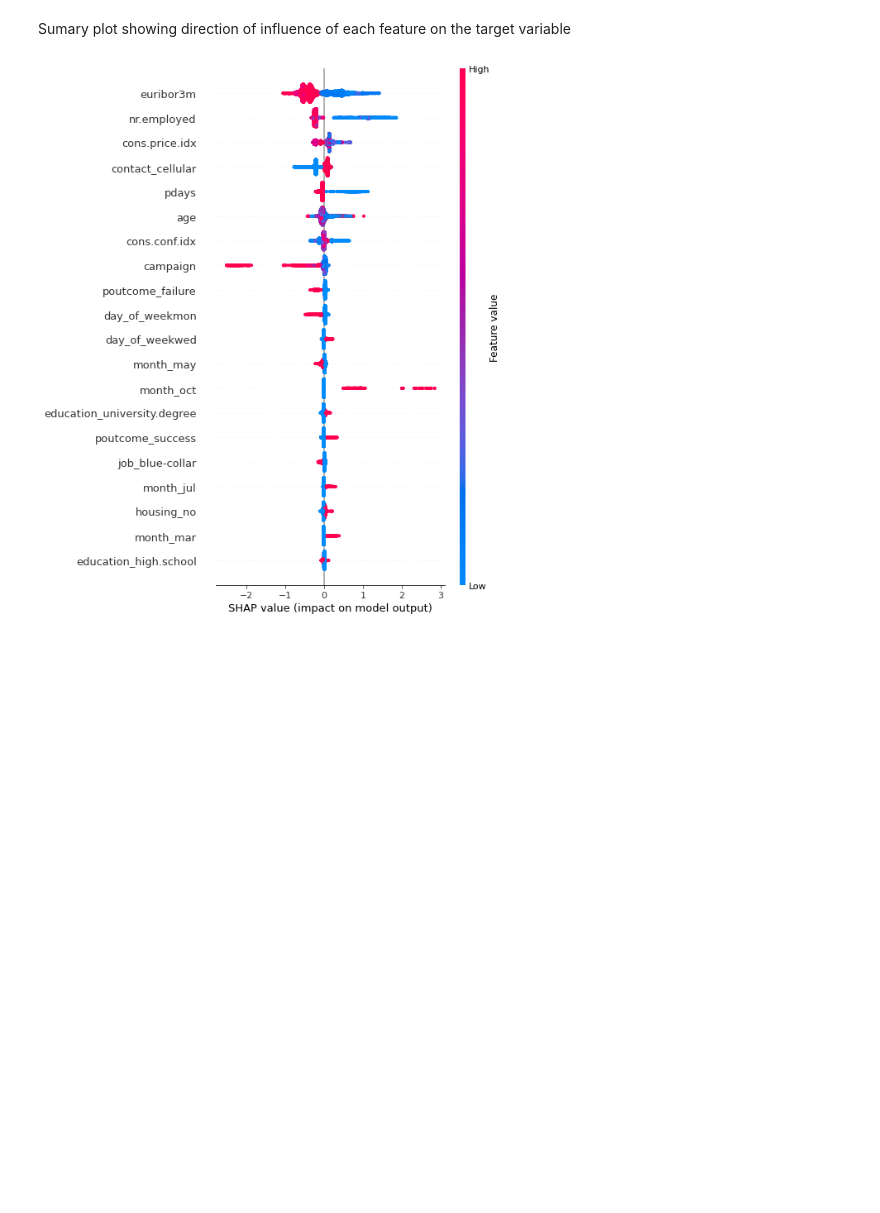
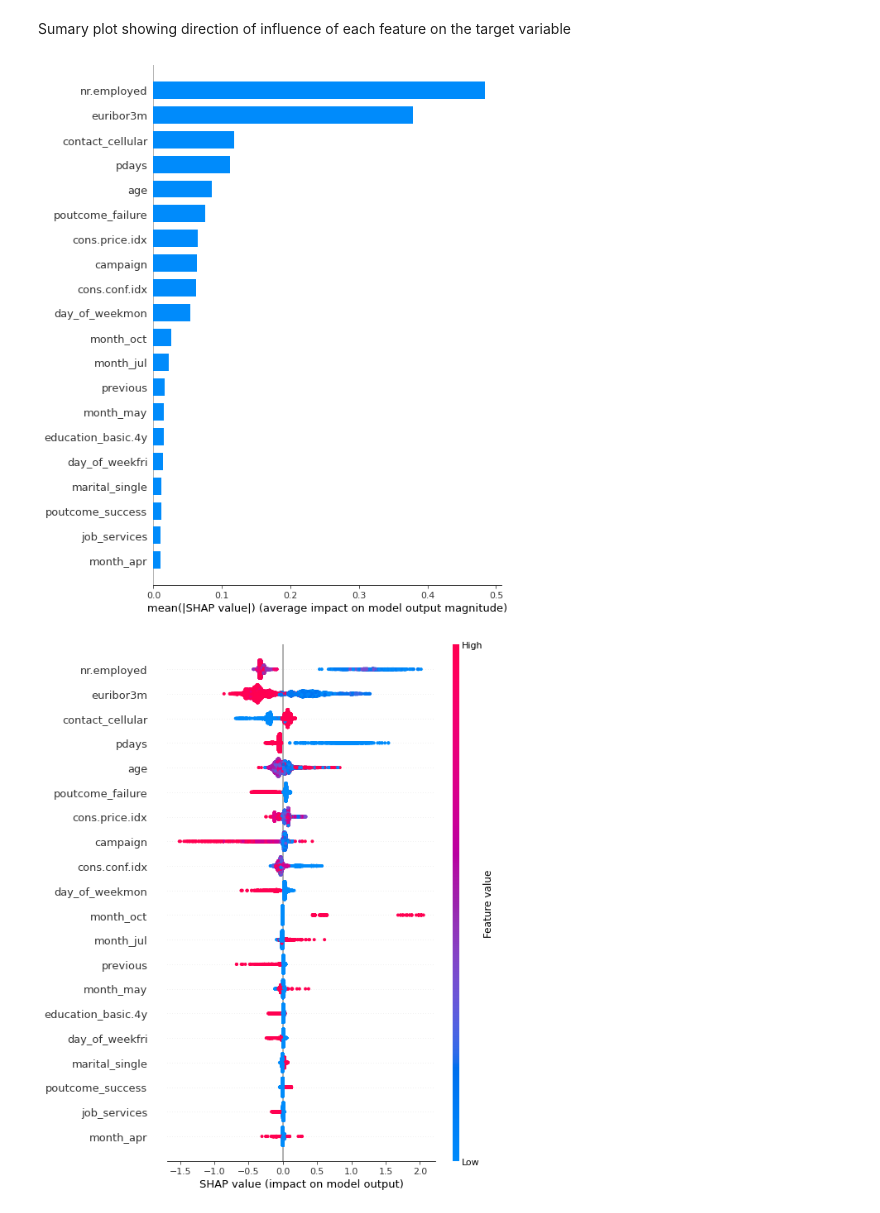
Before and after one commit to hdushan/optus_u_ai_ml_assignment, a Jupyter notebook: assignment.ipynb, the cells around one changed output. Saved outputs shown, nothing was run; the diff lists cells and outputs as text; code cells hidden in the pictures; blank space fills up the shorter version.

Commit message:
Applied data augmentation

```diff
--- a/assignment.ipynb
+++ b/assignment.ipynb
@@ -766,0 +781,14 @@ bank_dataset.head()
+# %%
+# Use oversampler to make Yes's be 20 percent of the data
+# and undersampling to reduce the No's, to make the Yes's to be 30% of the data.
+
+oversample = RandomOverSampler(sampling_strategy=0.2)
+undersample = RandomUnderSampler(sampling_strategy=0.3)
+
+# resampling X, y
+X_oversample, y_oversample = oversample.fit_resample(X, y)
+X_undersample, y_undersample = undersample.fit_resample(X_oversample, y_oversample)
+X_augmented, y_augmented = X_undersample, y_undersample
+print('Before:\n', Counter(y))
+print('After oversampling:\n', Counter(y_oversample))
+print('After undersampling:\n', Counter(y_augmented))
@@ -767,9 +802,7 @@ bank_dataset.head()
 # %% [markdown]
 # Phase 8 & 9 & 10: Prototype the model, develop benchmark, build several models
 # %%
-# Separate input variables (X) from the target (y)
-X, y = bank_dataset.drop(['y'], axis=1, errors='ignore'), bank_dataset['y']
-X_train, X_test, y_train, y_test = train_test_split(X,y,test_size = 0.30, random_state = 40)
+X_train, X_test, y_train, y_test = train_test_split(X_augmented,y_augmented,test_size = 0.30, random_state = 40)
 print('Train', X_train.shape, y_train.shape)
 print('Test', X_test.shape, y_test.shape)
 # %% [output]
@@ -884,7 +912,9 @@ Sumary plot showing direction of influence of each feature on the target variabl
 # %%
 import shap
 shapExplainer = shap.TreeExplainer(hrXGB)
-shapExplainer_values = shapExplainer.shap_values(X_train)
-shap.summary_plot(shapExplainer_values, X_train)
+shapExplainer_values = shapExplainer.shap_values(X_test)
+shap.summary_plot(shapExplainer_values, X_test, plot_type="bar")
+shap.summary_plot(shapExplainer_values, X_test)
 # %% [output]
-[figure, old version]
+[figure, new version]
+[figure, added]
```
Also changed, not shown: parts of 15 cells of this notebook.
